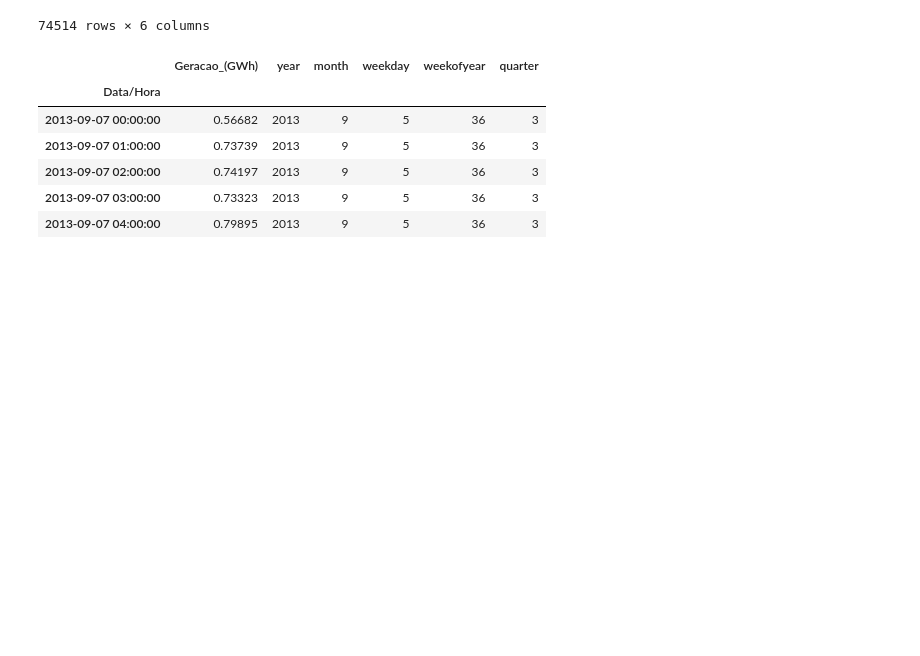
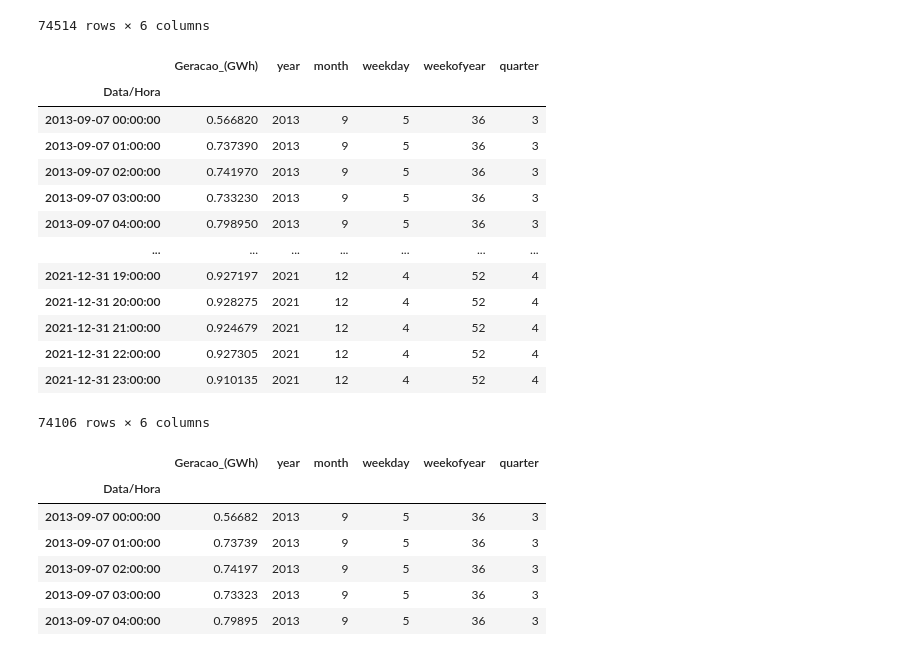
Before and after one commit to Leonardorochagit/Geracao_Energia, a Jupyter notebook: Previsao_GeracaoEnergia_AM.ipynb, the cells around one changed output. Drawn from its saved outputs; the diff is of its cells as text; code cells hidden in the pictures; blank space fills up the shorter version.

```diff
--- a/Previsao_GeracaoEnergia_AM.ipynb
+++ b/Previsao_GeracaoEnergia_AM.ipynb
@@ -309,6 +268,24 @@ df
 | 2022-01-17 22:00:00 | 0.739852 | 2022 | 1 | 0 | 3 | 1 |
 | 2022-01-17 23:00:00 | 0.740491 | 2022 | 1 | 0 | 3 | 1 |
 74514 rows × 6 columns
+# %%
+df = df.loc['2013-01-01':'2021-12-31']
+df
+# %% [output]
+|  | Geracao_(GWh) | year | month | weekday | weekofyear | quarter |
+| Data/Hora |  |  |  |  |  |  |
+| 2013-09-07 00:00:00 | 0.566820 | 2013 | 9 | 5 | 36 | 3 |
+| 2013-09-07 01:00:00 | 0.737390 | 2013 | 9 | 5 | 36 | 3 |
+| 2013-09-07 02:00:00 | 0.741970 | 2013 | 9 | 5 | 36 | 3 |
+| 2013-09-07 03:00:00 | 0.733230 | 2013 | 9 | 5 | 36 | 3 |
+| 2013-09-07 04:00:00 | 0.798950 | 2013 | 9 | 5 | 36 | 3 |
+| ... | ... | ... | ... | ... | ... | ... |
+| 2021-12-31 19:00:00 | 0.927197 | 2021 | 12 | 4 | 52 | 4 |
+| 2021-12-31 20:00:00 | 0.928275 | 2021 | 12 | 4 | 52 | 4 |
+| 2021-12-31 21:00:00 | 0.924679 | 2021 | 12 | 4 | 52 | 4 |
+| 2021-12-31 22:00:00 | 0.927305 | 2021 | 12 | 4 | 52 | 4 |
+| 2021-12-31 23:00:00 | 0.910135 | 2021 | 12 | 4 | 52 | 4 |
+74106 rows × 6 columns
 # %%
 df8=df.copy()
 df8.head()
```
Also changed, not shown: parts of 47 cells of this notebook.
